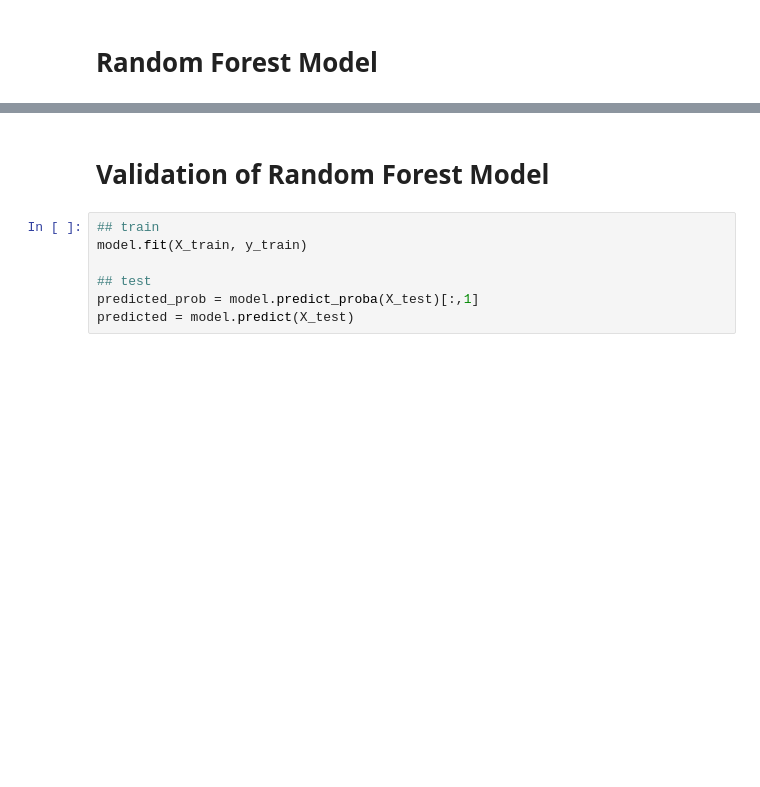
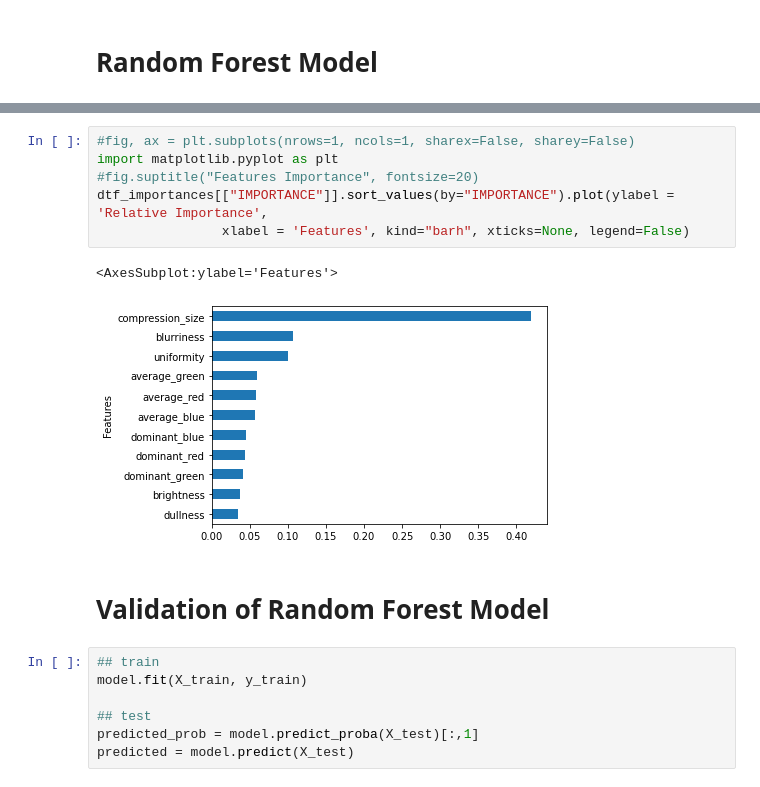
Before and after one commit to nmosto/kick-into-traction, a Jupyter notebook: modelling.ipynb, the cells around one changed output, grey strips where cells are left out. Cells and saved outputs as stored; diff of their text form; blank space fills up the shorter version.

```diff
--- a/modelling.ipynb
+++ b/modelling.ipynb
@@ -611,3 +611,12 @@ plt.show()
+# %%
+#fig, ax = plt.subplots(nrows=1, ncols=1, sharex=False, sharey=False)
+import matplotlib.pyplot as plt
+#fig.suptitle("Features Importance", fontsize=20)
+dtf_importances[["IMPORTANCE"]].sort_values(by="IMPORTANCE").plot(ylabel = 'Relative Importance',
+                xlabel = 'Features', kind="barh", xticks=None, legend=False)
+# %% [output]
+<AxesSubplot:ylabel='Features'>
+[figure, added]
 # %% [markdown]
 # Validation of Random Forest Model
 # %%
```
Also changed, not shown: parts of 8 cells of this notebook.
